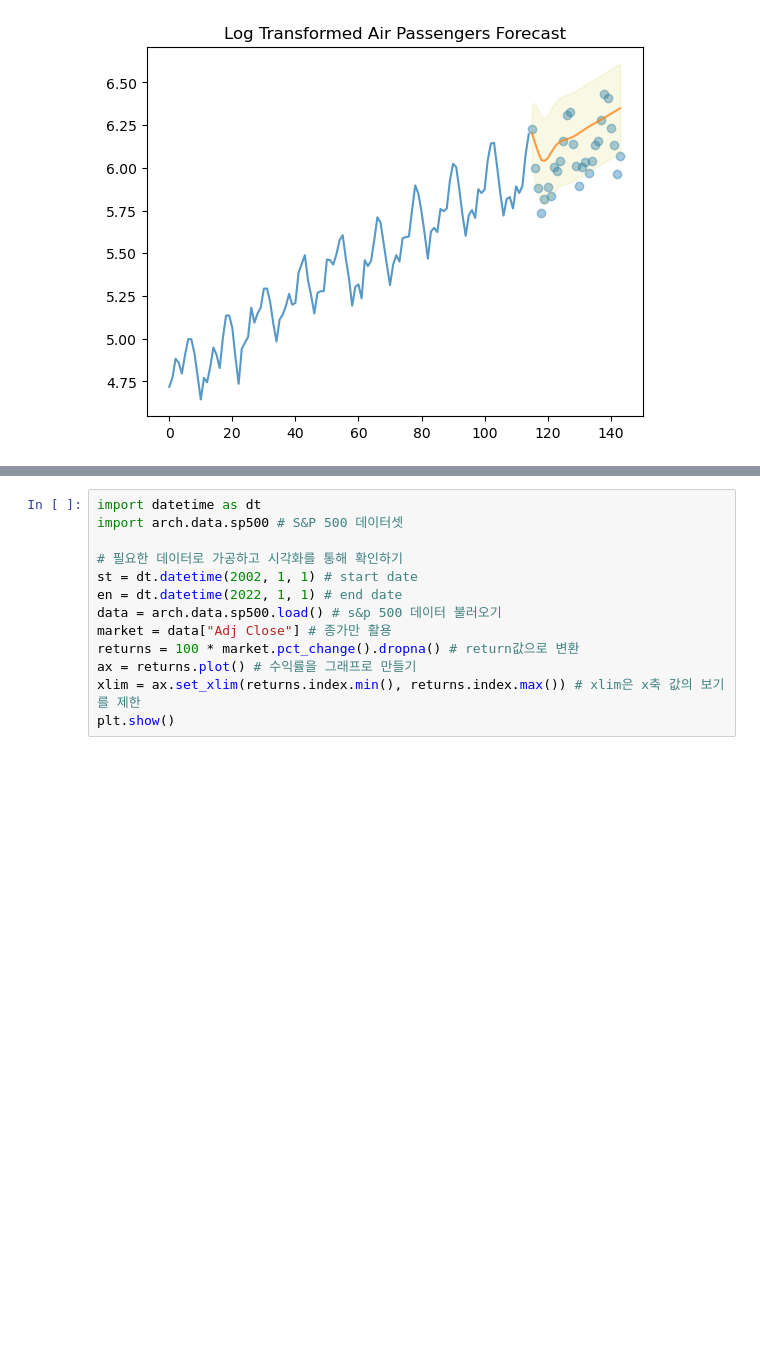
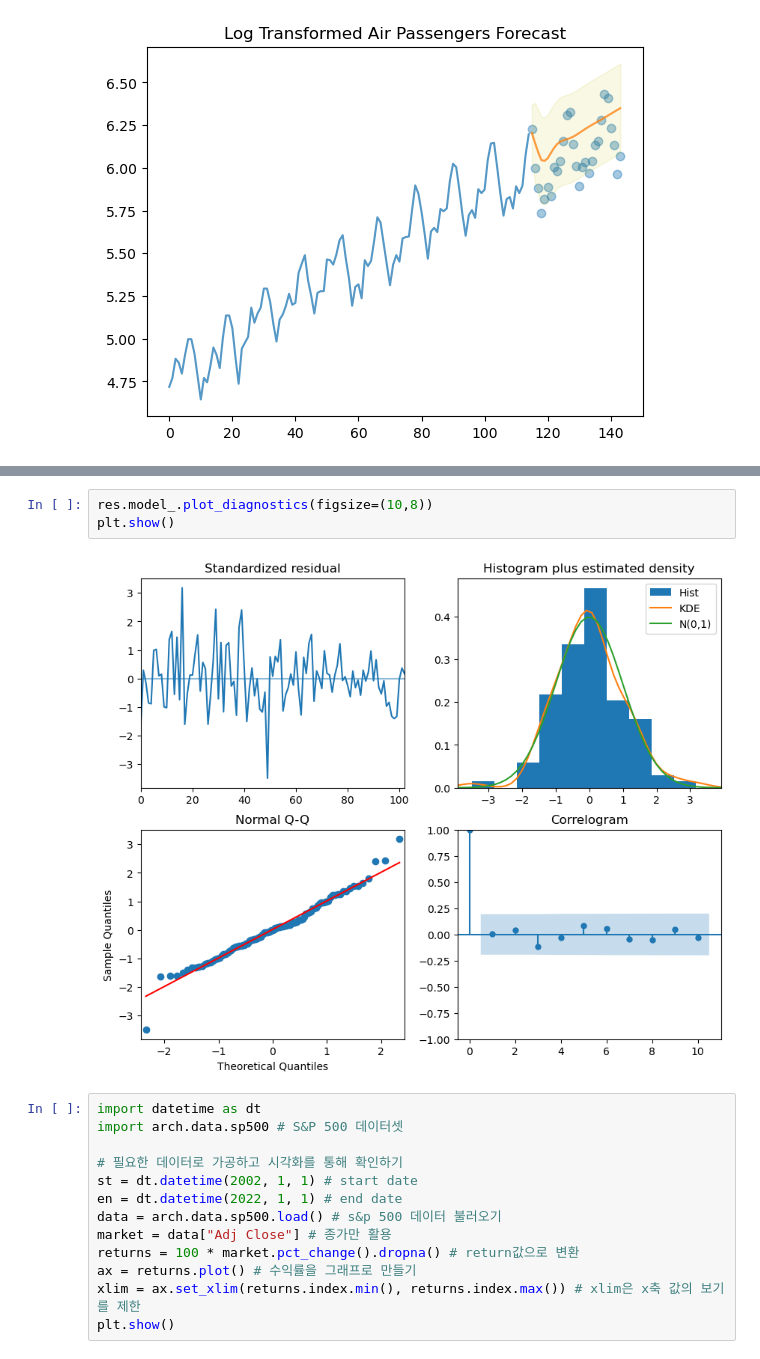
Before and after one commit to milkpotato1000/modulabs_projects, a Jupyter notebook: time_series/250911_02_ARIMA_ARCH_miniproject.ipynb, the cells around one changed output, grey strips where cells are left out. Cells and saved outputs as stored; diff of their text form; blank space fills up the shorter version.

```diff
--- a/time_series/250911_02_ARIMA_ARCH_miniproject.ipynb
+++ b/time_series/250911_02_ARIMA_ARCH_miniproject.ipynb
@@ -193,3 +217,8 @@ plt.show() # 4개의 plot을 시각화 합니다.
+# %%
+res.model_.plot_diagnostics(figsize=(10,8))
+plt.show()
+# %% [output]
+[figure, added]
 # %%
 import datetime as dt
 import arch.data.sp500 # S&P 500 데이터셋
```
Also changed, not shown: parts of 10 cells of this notebook.
